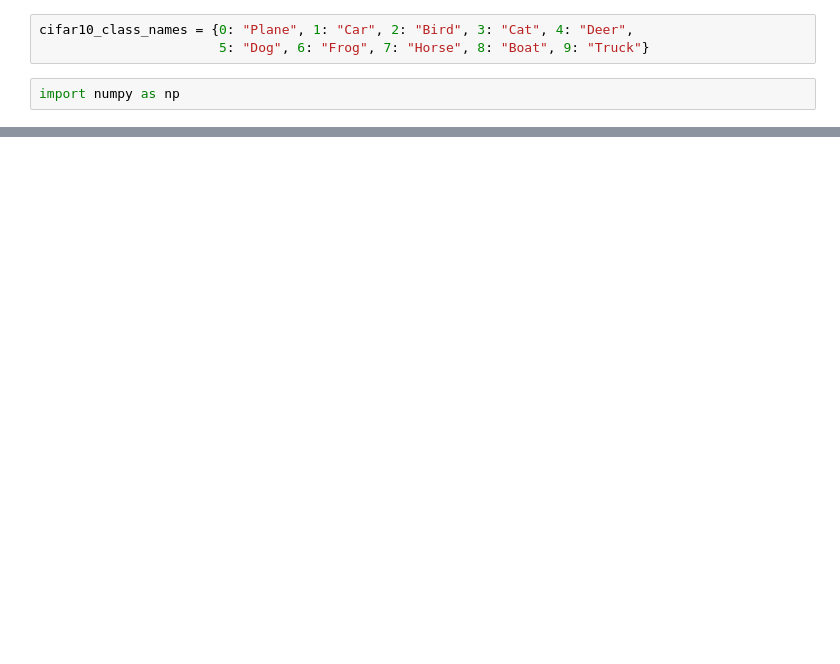
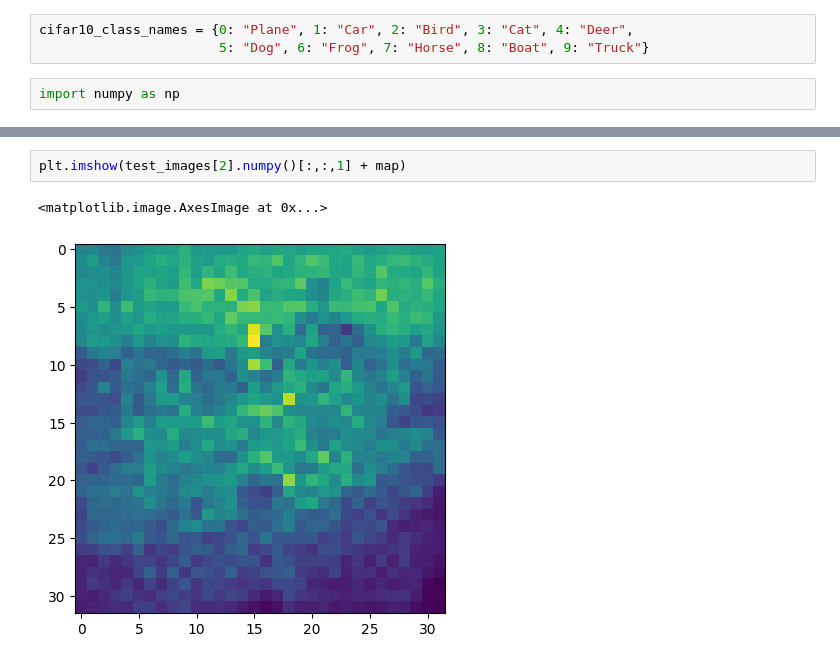
Before and after one commit to LM1997610/NeuralNetworks, a Jupyter notebook: HW_1_NN.ipynb, the cells around one changed output, grey strips where cells are left out. Cells and saved outputs as stored; diff of their text form; blank space fills up the shorter version.

```diff
--- a/HW_1_NN.ipynb
+++ b/HW_1_NN.ipynb
@@ -170,0 +130,5 @@ plt.show()
+# %%
+plt.imshow(test_images[2].numpy()[:,:,1] + map)
+# %% [output]
+<matplotlib.image.AxesImage at 0x...>
+[figure, added]
```
Also changed, not shown: parts of 21 cells of this notebook.
